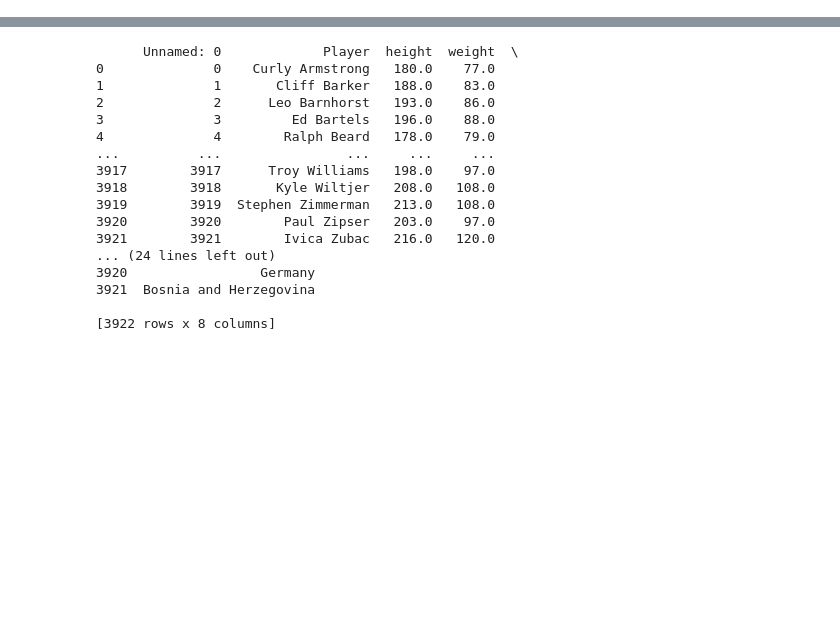
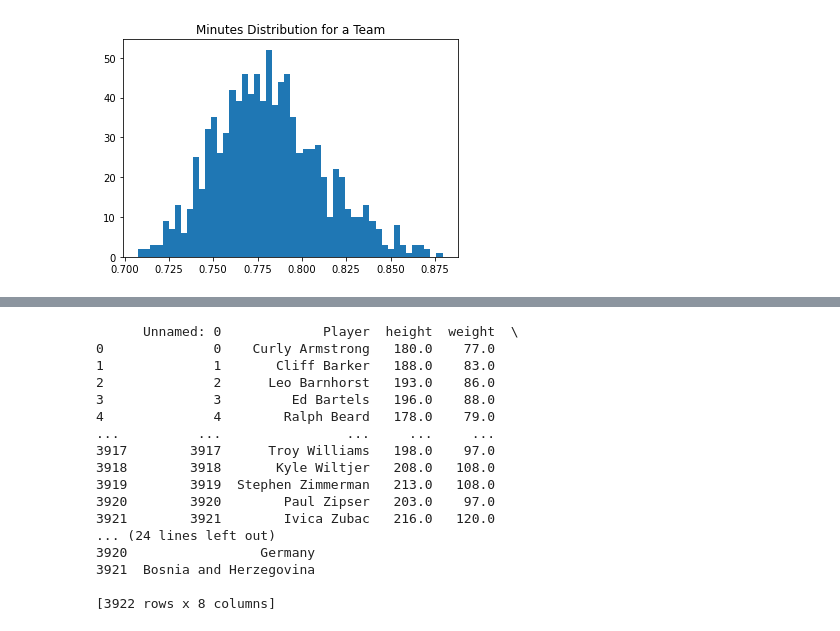
Before and after one commit to canudi/BD_final_project, a Jupyter notebook: final.ipynb, the cells around one changed output, grey strips where cells are left out. Cells and saved outputs as stored; diff of their text form; code cells hidden in the pictures; blank space fills up the shorter version.

```diff
--- a/final.ipynb
+++ b/final.ipynb
@@ -82,0 +66,9 @@ index - <season>_<team_name>
+# %%
+players_df['MpGnorm'] = players_df['MP'] / (players_df['G'] * 48)
+minutes_distribution = 1 - players_df[['MpGnorm', 'TbY']].groupby(players_df.TbY).std()
+# The large the std => the division of minutes in the team is smaller.
+plt.hist(minutes_distribution[tby_mask], bins=50)
+plt.title('Minutes Distribution for a Team')
+plt.show()
+# %% [output]
+[figure, added]
```
Also changed, not shown: parts of 4 cells of this notebook.
